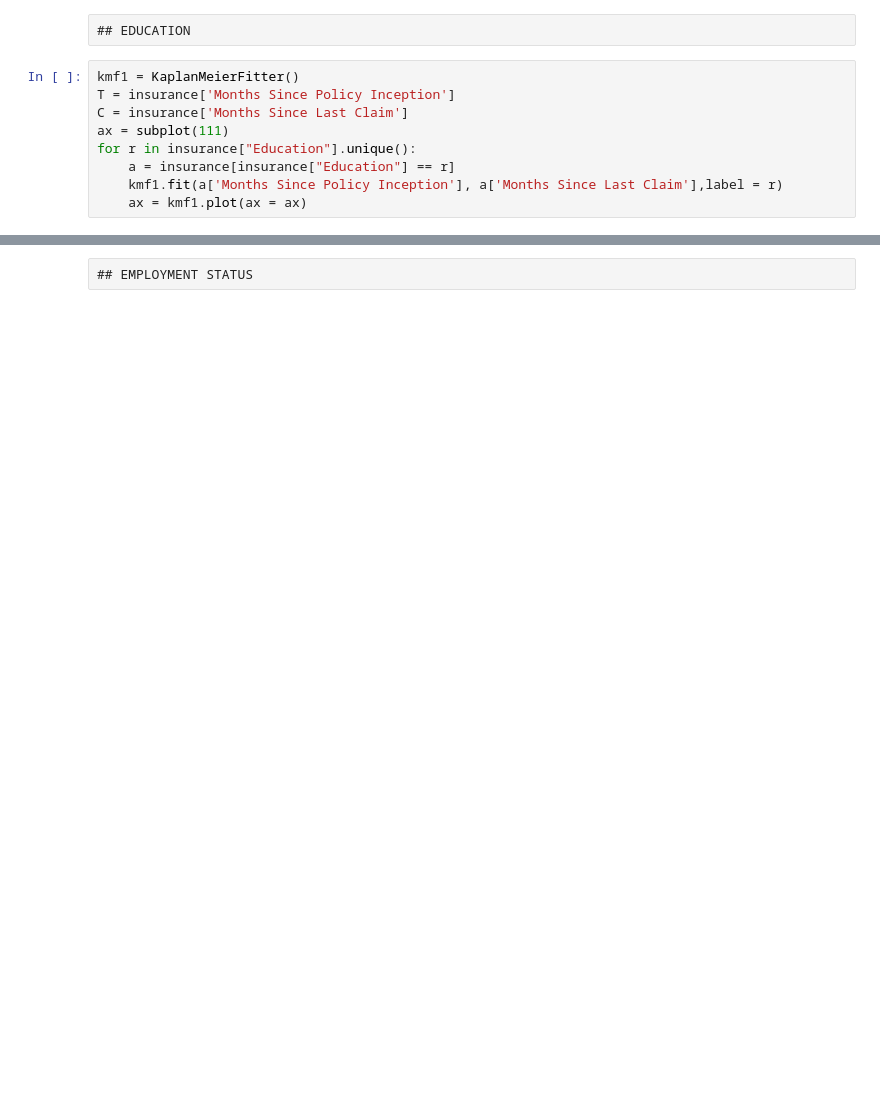
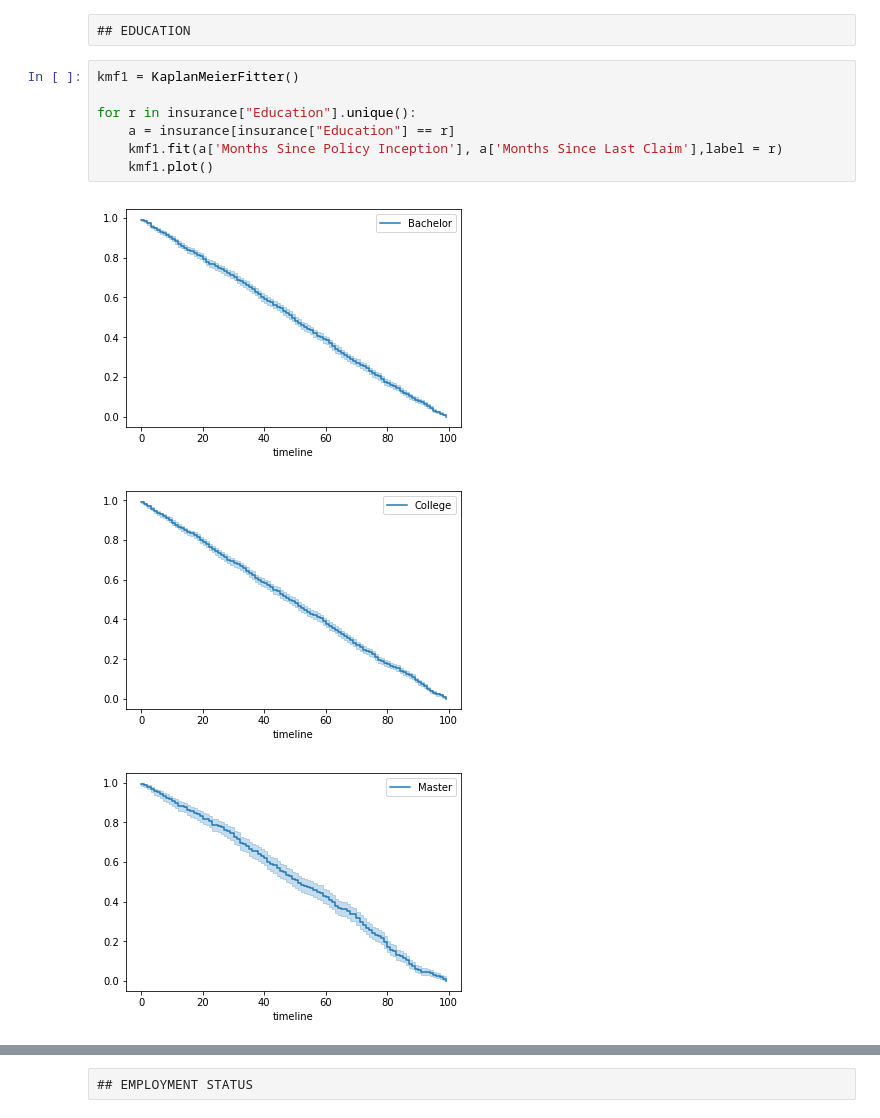
Before and after one commit to suryansh2794/Capstone-Project, a Jupyter notebook: EDA_Capstone.ipynb, the cells around one changed output, grey strips where cells are left out. Drawn from its saved outputs; the diff is of its cells as text; blank space fills up the shorter version.

```diff
--- a/EDA_Capstone.ipynb
+++ b/EDA_Capstone.ipynb
@@ -1443,10 +1451,12 @@ for r in insurance["State"].unique():
 ## EDUCATION
 # %%
 kmf1 = KaplanMeierFitter()
-T = insurance['Months Since Policy Inception']
-C = insurance['Months Since Last Claim']
-ax = subplot(111)
+
 for r in insurance["Education"].unique():
     a = insurance[insurance["Education"] == r]
     kmf1.fit(a['Months Since Policy Inception'], a['Months Since Last Claim'],label = r)
-    ax = kmf1.plot(ax = ax)
+    kmf1.plot()
+# %% [output]
+[figure, added]
+[figure, added]
+[figure, added]
```
Also changed, not shown: parts of 13 cells of this notebook.
